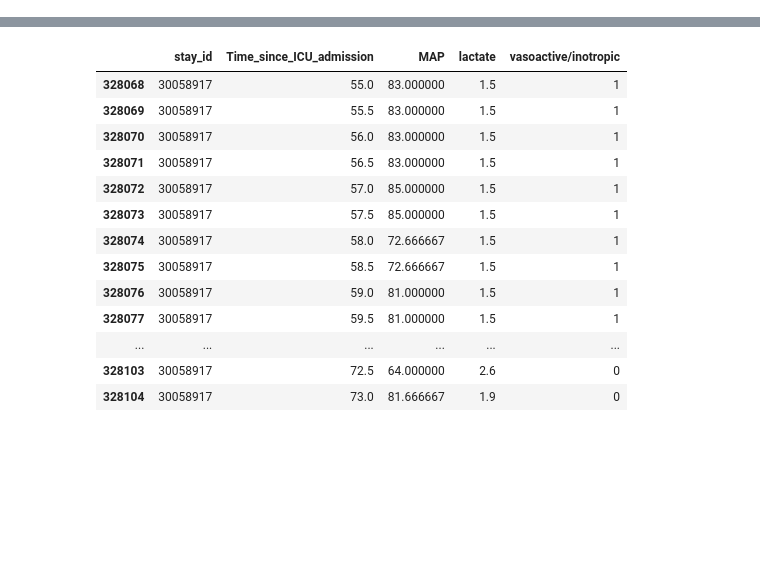
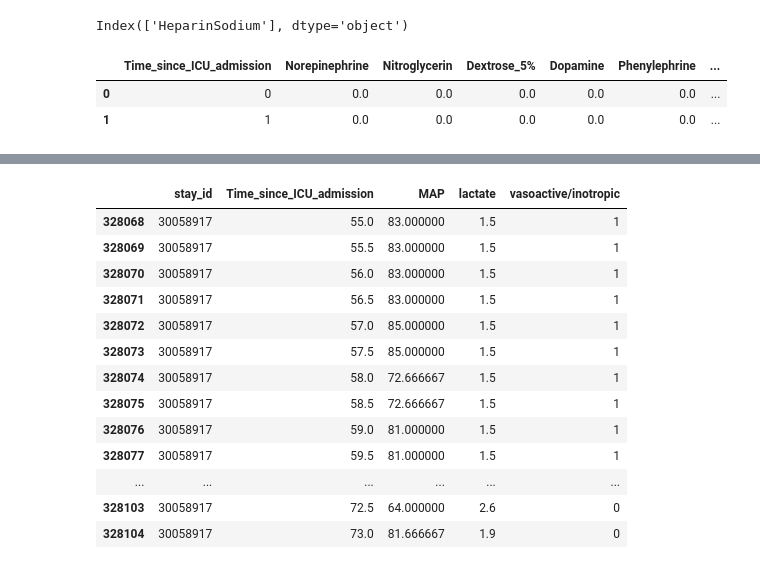
Before and after one commit to Jeong-Eul/CIRC_SCL, a Jupyter notebook: mainCircline.ipynb, the cells around one changed output, grey strips where cells are left out. Saved outputs shown, nothing was run; the diff lists cells and outputs as text; code cells hidden in the pictures; blank space fills up the shorter version.

```diff
--- a/mainCircline.ipynb
+++ b/mainCircline.ipynb
@@ -241,7 +243,33 @@ data = data.drop(['220949.1','221749.1'], axis = 1)
+# %%
+duplicates
+# %% [output]
+Index(['HeparinSodium'], dtype='object')
+# %%
+# 중복된 컬럼 이름
+duplicate_column_name = 'HeparinSodium'
+
+# 중복된 컬럼 이름의 모든 인덱스 찾기
+duplicate_column_indices = [i for i, col in enumerate(new_dataset.columns) if col == duplicate_column_name]
+# %%
+idx = new_dataset[(new_dataset.iloc[:, 12]==0) & (new_dataset.iloc[:, 22]>0)].index
+new_dataset.iloc[idx, 12] == new_dataset.iloc[idx, 22].copy()
+
+# 원하는 인덱스의 컬럼 제거 (예시로 첫 번째 'Epinephrine' 컬럼 제거)
+index_to_remove = duplicate_column_indices[1]  # 첫 번째 중복 컬럼의 인덱스
+remaining_column_indices = [i for i in range(new_dataset.shape[1]) if i != index_to_remove]
+
+# 새로운 데이터프레임 생성
+fin_dataset = new_dataset.iloc[:, remaining_column_indices]
 # %%
 vaso_ino = ['Norepinephrine', 'Dobutamine', 'Dopamine', 'Epinephrine', 'Milrinone', 'Phenylephrine', 'Phenylephrine (200/250)',
-            'Phenylephrine (50/250)', 'Vasopressin']
+            'Phenylephrine (50/250)', 'Vasopressin', 'Digoxin']
 # %%
-data['vasoactive/inotropic'] = data[vaso_ino].sum(axis = 1)
-data['vasoactive/inotropic'] = data['vasoactive/inotropic'].apply(lambda x: 1 if not pd.isna(x) and x > 0 else 0)
+fin_dataset['vasoactive/inotropic'] = fin_dataset[vaso_ino].sum(axis = 1)
+fin_dataset['vasoactive/inotropic'] = fin_dataset['vasoactive/inotropic'].apply(lambda x: 1 if not pd.isna(x) and x > 0 else 0)
+# %%
+fin_dataset.head(2)
+# %% [output]
+|  | Time_since_ICU_admission | Norepinephrine | Nitroglycerin | Dextrose_5% | Dopamine | Phenylephrine | ... |
+| 0 | 0 | 0.0 | 0.0 | 0.0 | 0.0 | 0.0 | ... |
+| 1 | 1 | 0.0 | 0.0 | 0.0 | 0.0 | 0.0 | ... |
 # %%
```
Also changed, not shown: parts of 34 cells of this notebook, 1 other file.
